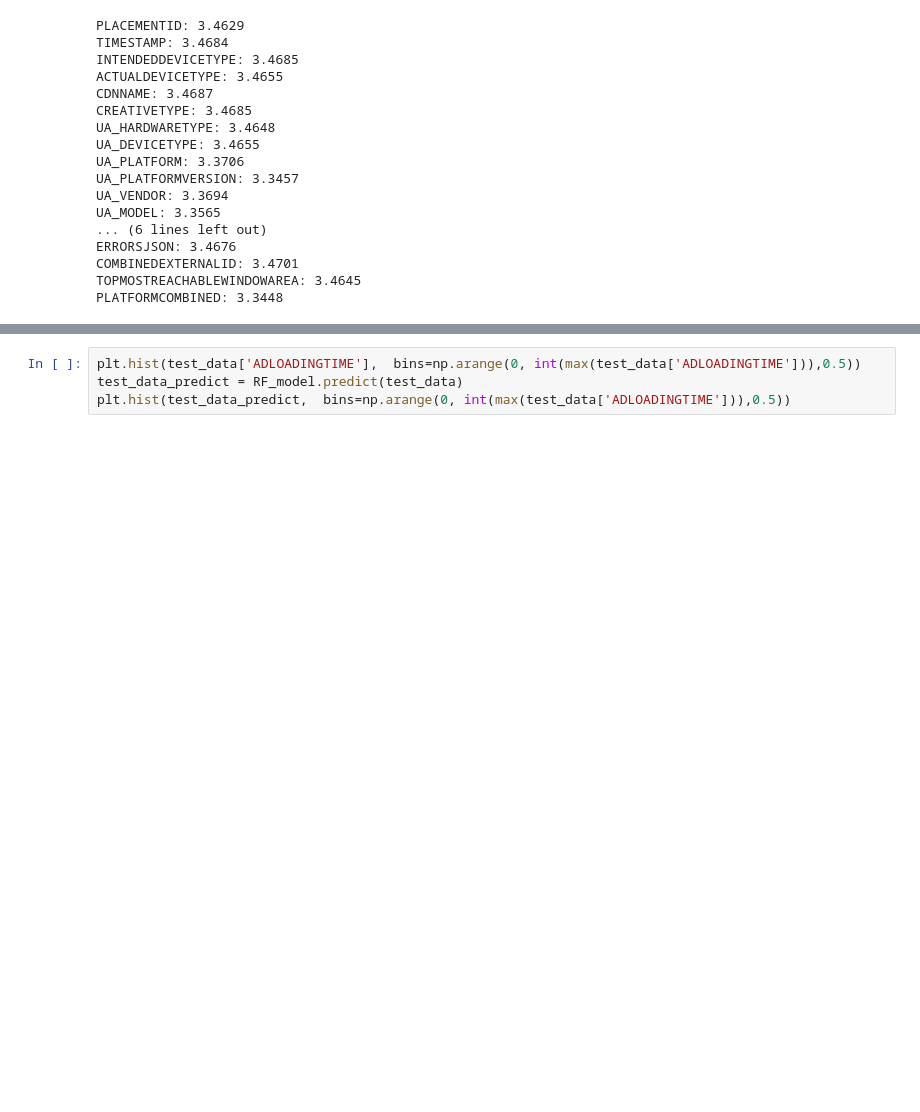
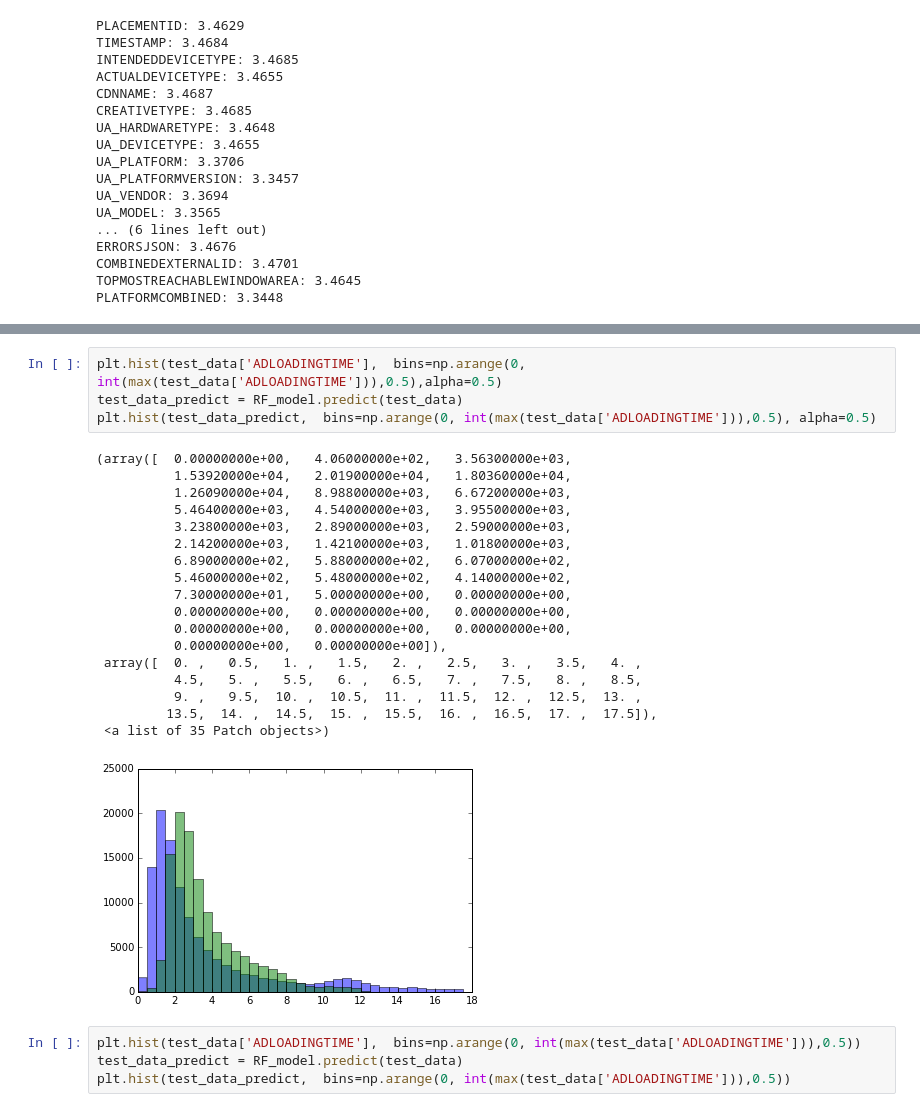
Before and after one commit to timjerman/AdLoadingMiner, a Jupyter notebook: FeatureEngineering.ipynb, the cells around one changed output, grey strips where cells are left out. Saved outputs shown, nothing was run; the diff lists cells and outputs as text; blank space fills up the shorter version.

```diff
--- a/FeatureEngineering.ipynb
+++ b/FeatureEngineering.ipynb
@@ -749,3 +764,26 @@ plt.hist(test_data_predict,  bins=np.arange(0, int(max(test_data['ADLOADINGTIME'
+# %%
+plt.hist(test_data['ADLOADINGTIME'],  bins=np.arange(0, int(max(test_data['ADLOADINGTIME'])),0.5),alpha=0.5)
+test_data_predict = RF_model.predict(test_data)
+plt.hist(test_data_predict,  bins=np.arange(0, int(max(test_data['ADLOADINGTIME'])),0.5), alpha=0.5)
+# %% [output]
+(array([  0.00000000e+00,   4.06000000e+02,   3.56300000e+03,
+          1.53920000e+04,   2.01900000e+04,   1.80360000e+04,
+          1.26090000e+04,   8.98800000e+03,   6.67200000e+03,
+          5.46400000e+03,   4.54000000e+03,   3.95500000e+03,
+          3.23800000e+03,   2.89000000e+03,   2.59000000e+03,
+          2.14200000e+03,   1.42100000e+03,   1.01800000e+03,
+          6.89000000e+02,   5.88000000e+02,   6.07000000e+02,
+          5.46000000e+02,   5.48000000e+02,   4.14000000e+02,
+          7.30000000e+01,   5.00000000e+00,   0.00000000e+00,
+          0.00000000e+00,   0.00000000e+00,   0.00000000e+00,
+          0.00000000e+00,   0.00000000e+00,   0.00000000e+00,
+          0.00000000e+00,   0.00000000e+00]),
+ array([  0. ,   0.5,   1. ,   1.5,   2. ,   2.5,   3. ,   3.5,   4. ,
+          4.5,   5. ,   5.5,   6. ,   6.5,   7. ,   7.5,   8. ,   8.5,
+          9. ,   9.5,  10. ,  10.5,  11. ,  11.5,  12. ,  12.5,  13. ,
+         13.5,  14. ,  14.5,  15. ,  15.5,  16. ,  16.5,  17. ,  17.5]),
+ <a list of 35 Patch objects>)
+[figure, added]
 # %%
 plt.hist(test_data['ADLOADINGTIME'],  bins=np.arange(0, int(max(test_data['ADLOADINGTIME'])),0.5))
 test_data_predict = RF_model.predict(test_data)
```
Also changed, not shown: parts of 19 cells of this notebook.
